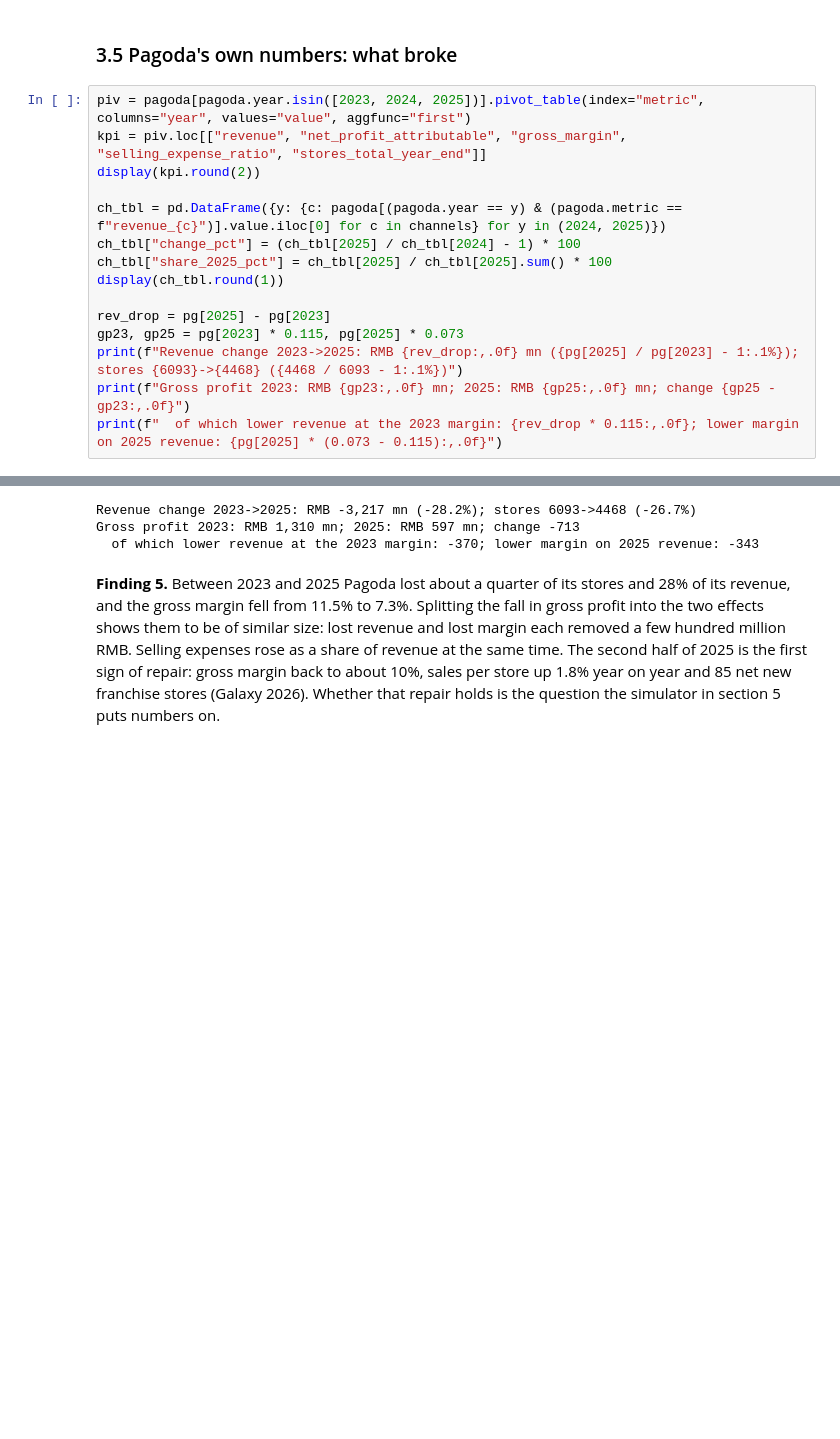
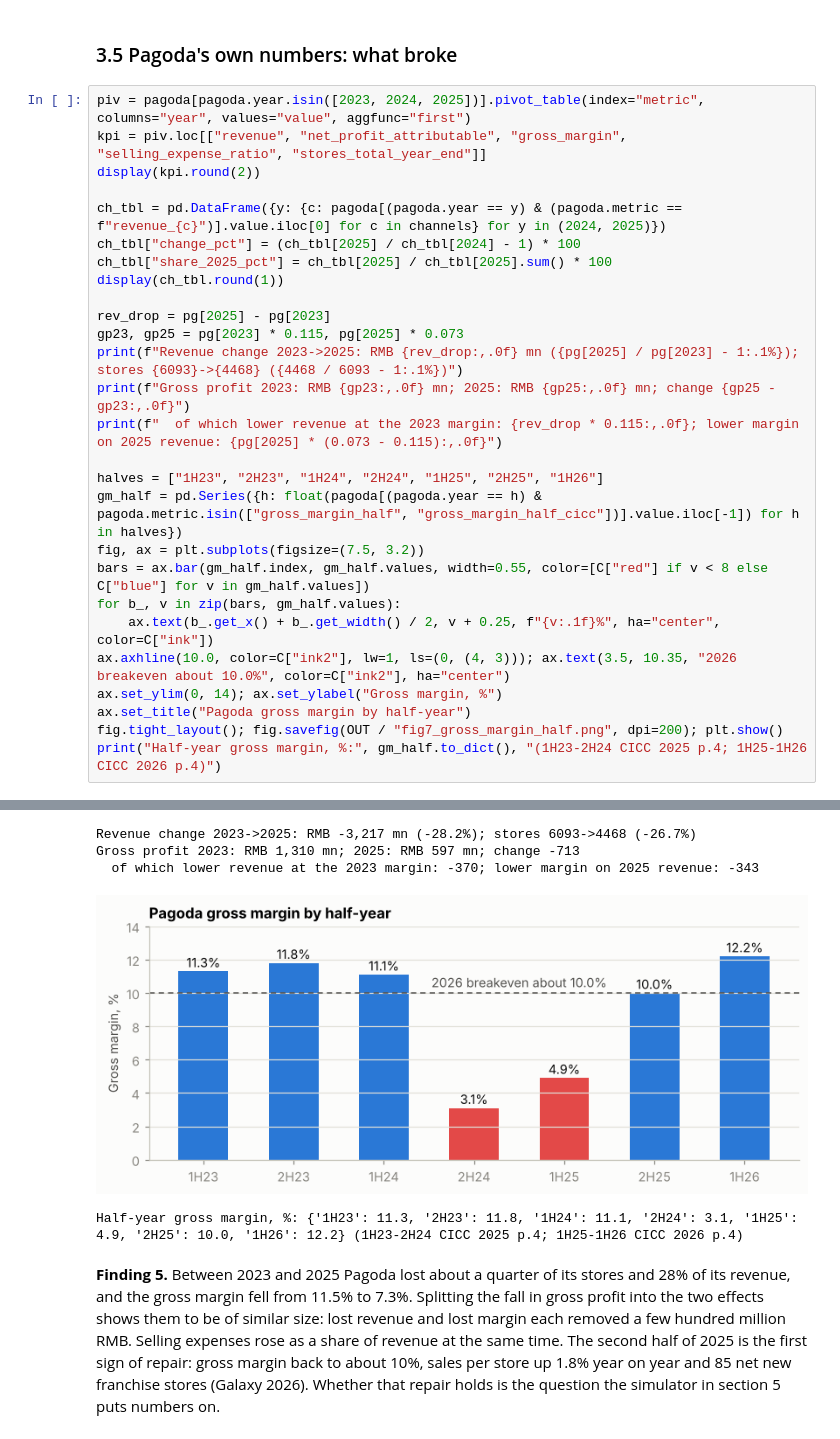
Before and after one commit to andrizomai/Pagoda-Business-Analytics-, a Jupyter notebook: pagoda_capstone_analytics_(MSBA).ipynb, the cells around one changed output, grey strips where cells are left out. Cells and saved outputs as stored; diff of their text form; blank space fills up the shorter version.

```diff
--- a/pagoda_capstone_analytics_(MSBA).ipynb
+++ b/pagoda_capstone_analytics_(MSBA).ipynb
@@ -656,33 +668,47 @@ kpi = piv.loc[["revenue", "net_profit_attributable", "gross_margin", "selling_ex
 display(kpi.round(2))
 
 ch_tbl = pd.DataFrame({y: {c: pagoda[(pagoda.year == y) & (pagoda.metric == f"revenue_{c}")].value.iloc[0] for c in channels} for y in (2024, 2025)})
 ch_tbl["change_pct"] = (ch_tbl[2025] / ch_tbl[2024] - 1) * 100
 ch_tbl["share_2025_pct"] = ch_tbl[2025] / ch_tbl[2025].sum() * 100
 display(ch_tbl.round(1))
 
 rev_drop = pg[2025] - pg[2023]
 gp23, gp25 = pg[2023] * 0.115, pg[2025] * 0.073
 print(f"Revenue change 2023->2025: RMB {rev_drop:,.0f} mn ({pg[2025] / pg[2023] - 1:.1%}); stores {6093}->{4468} ({4468 / 6093 - 1:.1%})")
 print(f"Gross profit 2023: RMB {gp23:,.0f} mn; 2025: RMB {gp25:,.0f} mn; change {gp25 - gp23:,.0f}")
 print(f"  of which lower revenue at the 2023 margin: {rev_drop * 0.115:,.0f}; lower margin on 2025 revenue: {pg[2025] * (0.073 - 0.115):,.0f}")
+
+halves = ["1H23", "2H23", "1H24", "2H24", "1H25", "2H25", "1H26"]
+gm_half = pd.Series({h: float(pagoda[(pagoda.year == h) & pagoda.metric.isin(["gross_margin_half", "gross_margin_half_cicc"])].value.iloc[-1]) for h in halves})
+fig, ax = plt.subplots(figsize=(7.5, 3.2))
+bars = ax.bar(gm_half.index, gm_half.values, width=0.55, color=[C["red"] if v < 8 else C["blue"] for v in gm_half.values])
+for b_, v in zip(bars, gm_half.values):
+    ax.text(b_.get_x() + b_.get_width() / 2, v + 0.25, f"{v:.1f}%", ha="center", color=C["ink"])
+ax.axhline(10.0, color=C["ink2"], lw=1, ls=(0, (4, 3))); ax.text(3.5, 10.35, "2026 breakeven about 10.0%", color=C["ink2"], ha="center")
+ax.set_ylim(0, 14); ax.set_ylabel("Gross margin, %")
+ax.set_title("Pagoda gross margin by half-year")
+fig.tight_layout(); fig.savefig(OUT / "fig7_gross_margin_half.png", dpi=200); plt.show()
+print("Half-year gross margin, %:", gm_half.to_dict(), "(1H23-2H24 CICC 2025 p.4; 1H25-1H26 CICC 2026 p.4)")
 # %% [output]
 | year | 2023 | 2024 | 2025 |
 | metric |  |  |  |
 | revenue | 11,391.00 | 10,273.00 | 8,174.00 |
 | net_profit_attributable | 362.00 | -386.00 | -317.00 |
 | gross_margin | 11.50 | 7.40 | 7.30 |
 | selling_expense_ratio | 4.20 | 5.90 | 6.50 |
 | stores_total_year_end | 6,093.00 | 5,127.00 | 4,468.00 |
 |  | 2024 | 2025 | change_pct | share_2025_pct |
 | franchise_stores | 7,396.00 | 5,912.00 | -20.10 | 72.30 |
 | regional_agents | 1,215.00 | 855.00 | -29.60 | 10.50 |
 | self_operated | 41.00 | 21.00 | -48.80 | 0.30 |
 | direct_sales | 1,256.00 | 1,191.00 | -5.20 | 14.60 |
 | online | 106.00 | 61.00 | -42.50 | 0.70 |
 | other | 259.00 | 134.00 | -48.30 | 1.60 |
 Revenue change 2023->2025: RMB -3,217 mn (-28.2%); stores 6093->4468 (-26.7%)
 Gross profit 2023: RMB 1,310 mn; 2025: RMB 597 mn; change -713
   of which lower revenue at the 2023 margin: -370; lower margin on 2025 revenue: -343
+[figure, added]
+Half-year gross margin, %: {'1H23': 11.3, '2H23': 11.8, '1H24': 11.1, '2H24': 3.1, '1H25': 4.9, '2H25': 10.0, '1H26': 12.2} (1H23-2H24 CICC 2025 p.4; 1H25-1H26 CICC 2026 p.4)
 # %% [markdown]
 **Finding 5.** Between 2023 and 2025 Pagoda lost about a quarter of its stores and 28% of its revenue, and the gross margin fell from 11.5% to 7.3%. Splitting the fall in gross profit into the two effects shows them to be of similar size: lost revenue and lost margin each removed a few hundred million RMB. Selling expenses rose as a share of revenue at the same time. The second half of 2025 is the first sign of repair: gross margin back to about 10%, sales per store up 1.8% year on year and 85 net new franchise stores (Galaxy 2026). Whether that repair holds is the question the simulator in section 5 puts numbers on.
 # %% [markdown]
```
Also changed, not shown: parts of 10 cells of this notebook, 8 other files.
